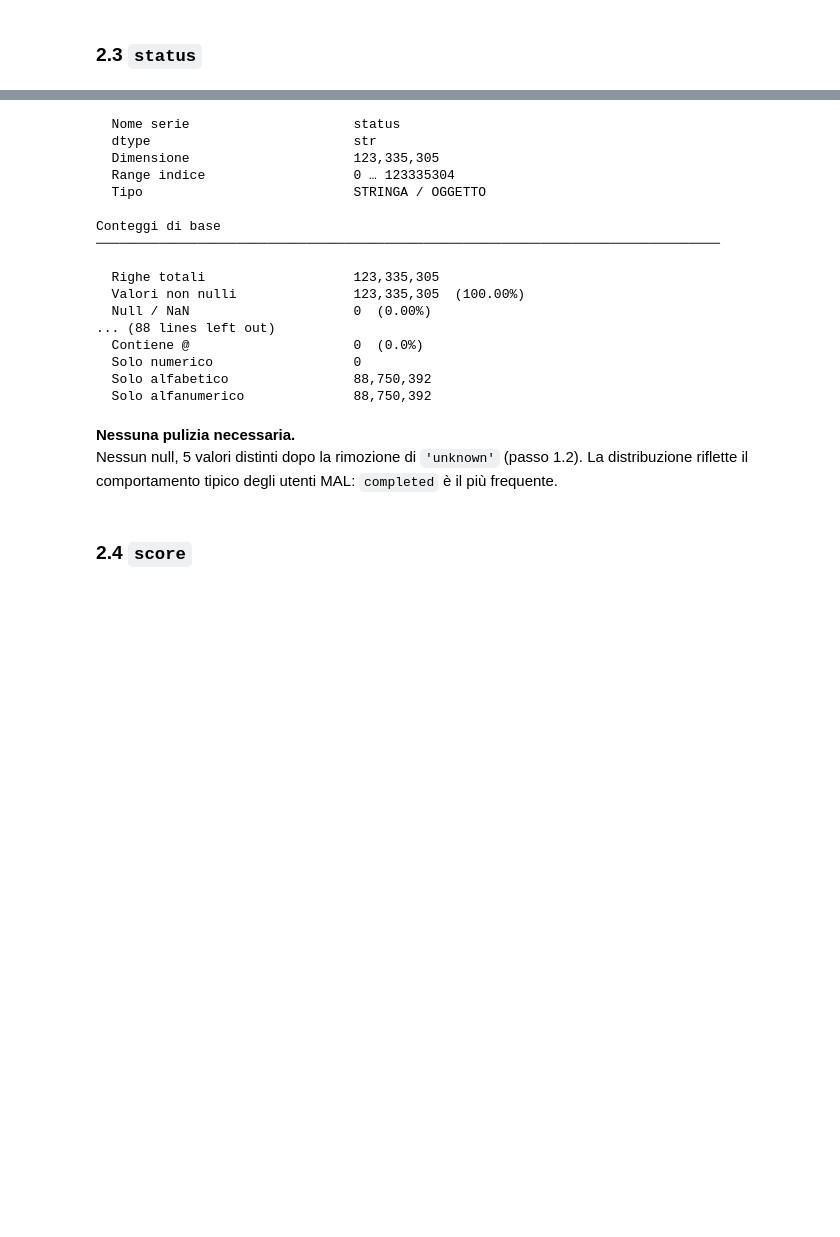
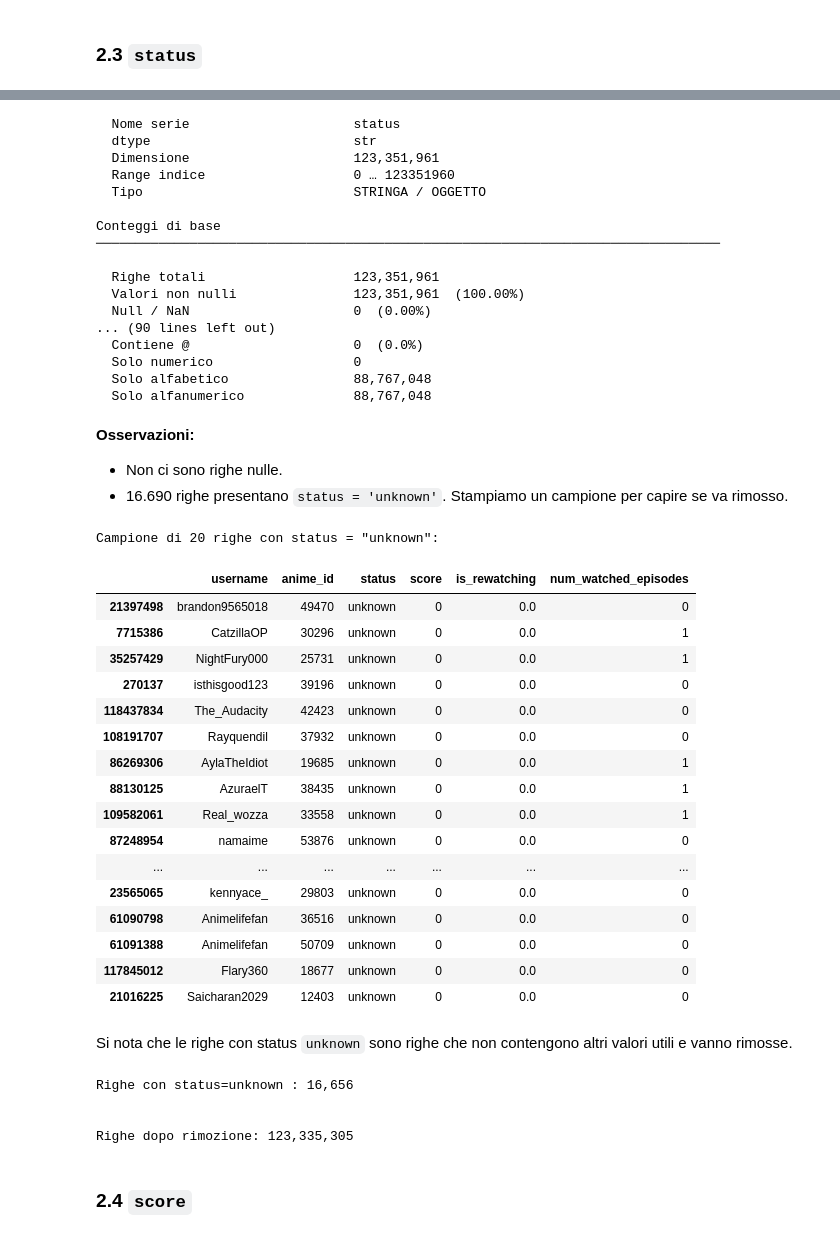
Before and after one commit to elisqose/HCI-Anime-Data-Analysis-25-26, a Jupyter notebook: exploration & cleaning/11_ratings.ipynb, the cells around one changed output, grey strips where cells are left out. Saved outputs shown, nothing was run; the diff lists cells and outputs as text; code cells hidden in the pictures; blank space fills up the shorter version.

```diff
--- a/exploration & cleaning/11_ratings.ipynb
+++ b/exploration & cleaning/11_ratings.ipynb
@@ -61,11 +63,13 @@ La dimensione del dataset (~124M righe) rende la verifica completa delle righe d
 # %%
 n_originale = len(df_rt)
 
-df_dup_sample = df_rt.sample(n=2_000_000, random_state=42)
-n_dup_sample = df_dup_sample.duplicated(keep=False).sum()
-print(f'Duplicati esatti nel campione di 2.000.000 righe: {n_dup_sample:,}')
-if n_dup_sample == 0:
-    print('→ Nessun duplicato esatto nel campione, nessuna operazione richiesta.')
+hashes = pd.util.hash_pandas_object(df_rt, index=False)
+n_dup = hashes.duplicated(keep=False).sum()
+print(f'Duplicati esatti sull\'intero dataset: {n_dup:,}')
+if n_dup == 0:
+    print('→ Nessun duplicato esatto, nessuna operazione richiesta.')
 else:
-    print('→ Presenza di duplicati: verificare sull\'intero dataset.')
+    print('→ Presenza di duplicati: rimozione necessaria.')
+    df_rt = df_rt[~hashes.duplicated(keep='first')].reset_index(drop=True)
+    print(f'Righe dopo rimozione: {len(df_rt):,}')
 # %% [output]
@@ -254,23 +215,60 @@ analyze(df_rt['status'])
 # %% [output]
   Nome serie                     status
   dtype                          str
-  Dimensione                     123,335,305
-  Range indice                   0 … 123335304
+  Dimensione                     123,351,961
+  Range indice                   0 … 123351960
   Tipo                           STRINGA / OGGETTO
 
 Conteggi di base
 ────────────────────────────────────────────────────────────────────────────────
 
-  Righe totali                   123,335,305
-  Valori non nulli               123,335,305  (100.00%)
+  Righe totali                   123,351,961
+  Valori non nulli               123,351,961  (100.00%)
   Null / NaN                     0  (0.00%)
-... (88 lines left out)
+... (90 lines left out)
   Contiene @                     0  (0.0%)
   Solo numerico                  0
-  Solo alfabetico                88,750,392
-  Solo alfanumerico              88,750,392
+  Solo alfabetico                88,767,048
+  Solo alfanumerico              88,767,048
-# %% [markdown]
-**Nessuna pulizia necessaria.**
-Nessun null, 5 valori distinti dopo la rimozione di `'unknown'` (passo 1.2). La distribuzione riflette il comportamento tipico degli utenti MAL: `completed` è il più frequente.
+# %% [markdown]
+**Osservazioni:**
+
+- Non ci sono righe nulle.
+- 16.690 righe presentano `status = 'unknown'`. Stampiamo un campione per capire se va rimosso.
+# %%
+print('Campione di 20 righe con status = "unknown":')
+df_rt[df_rt['status'] == 'unknown'].sample(n=20, random_state=42)
+# %% [output]
+Campione di 20 righe con status = "unknown":
+|  | username | anime_id | status | score | is_rewatching | num_watched_episodes |
+| 21397498 | brandon9565018 | 49470 | unknown | 0 | 0.0 | 0 |
+| 7715386 | CatzillaOP | 30296 | unknown | 0 | 0.0 | 1 |
+| 35257429 | NightFury000 | 25731 | unknown | 0 | 0.0 | 1 |
+| 270137 | isthisgood123 | 39196 | unknown | 0 | 0.0 | 0 |
+| 118437834 | The_Audacity | 42423 | unknown | 0 | 0.0 | 0 |
+| 108191707 | Rayquendil | 37932 | unknown | 0 | 0.0 | 0 |
+| 86269306 | AylaTheIdiot | 19685 | unknown | 0 | 0.0 | 1 |
+| 88130125 | AzuraelT | 38435 | unknown | 0 | 0.0 | 1 |
+| 109582061 | Real_wozza | 33558 | unknown | 0 | 0.0 | 1 |
+| 87248954 | namaime | 53876 | unknown | 0 | 0.0 | 0 |
+| ... | ... | ... | ... | ... | ... | ... |
+| 23565065 | kennyace_ | 29803 | unknown | 0 | 0.0 | 0 |
+| 61090798 | Animelifefan | 36516 | unknown | 0 | 0.0 | 0 |
+| 61091388 | Animelifefan | 50709 | unknown | 0 | 0.0 | 0 |
+| 117845012 | Flary360 | 18677 | unknown | 0 | 0.0 | 0 |
+| 21016225 | Saicharan2029 | 12403 | unknown | 0 | 0.0 | 0 |
+# %% [markdown]
+Si nota che le righe con status `unknown` sono righe che non contengono altri valori utili e vanno rimosse.
+# %%
+mask_unknown = df_rt['status'] == 'unknown'
+print(f'Righe con status=unknown : {mask_unknown.sum():,}')
+print()
+df_rt = df_rt[~mask_unknown].copy()
+print(f'\nRighe dopo rimozione: {len(df_rt):,}')
+# %% [output]
+Righe con status=unknown : 16,656
+
+
+Righe dopo rimozione: 123,335,305
 # %% [markdown]
 ### 2.4 `score`
```
Also changed, not shown: parts of 36 cells of this notebook.
